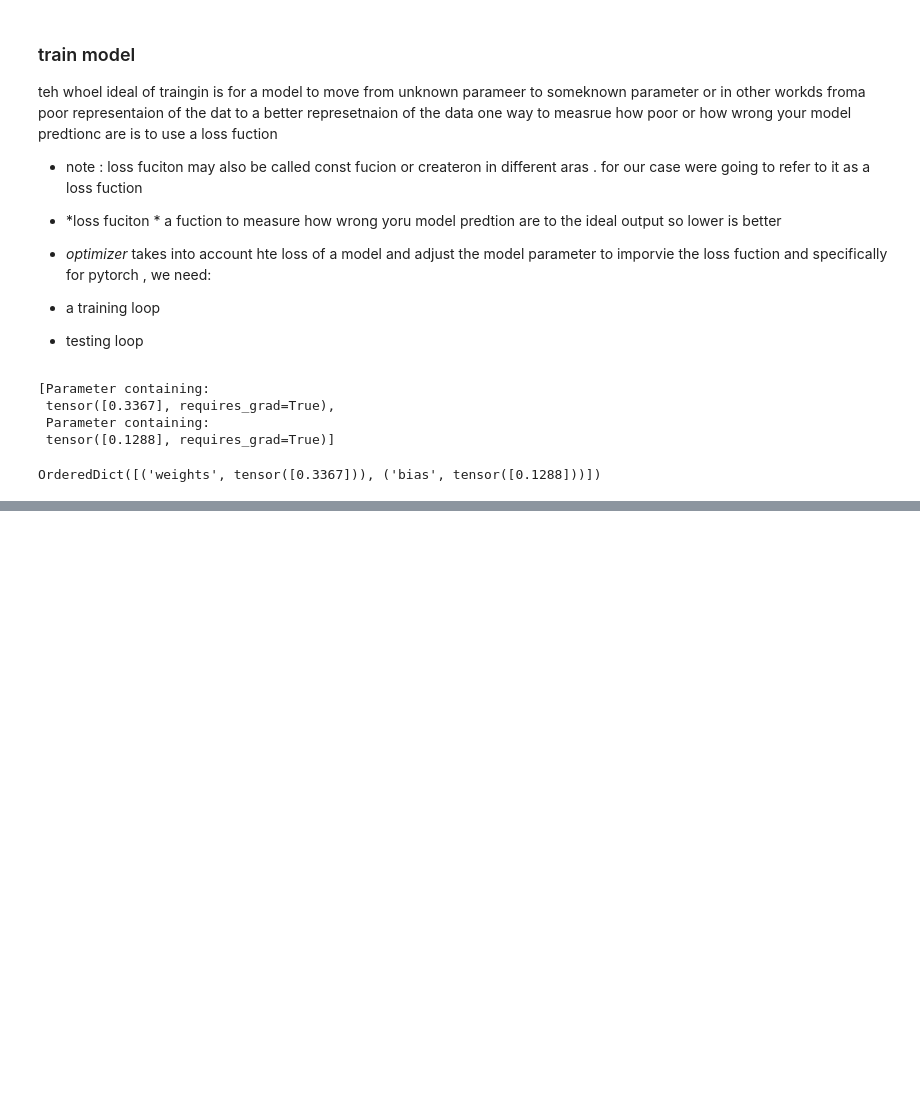
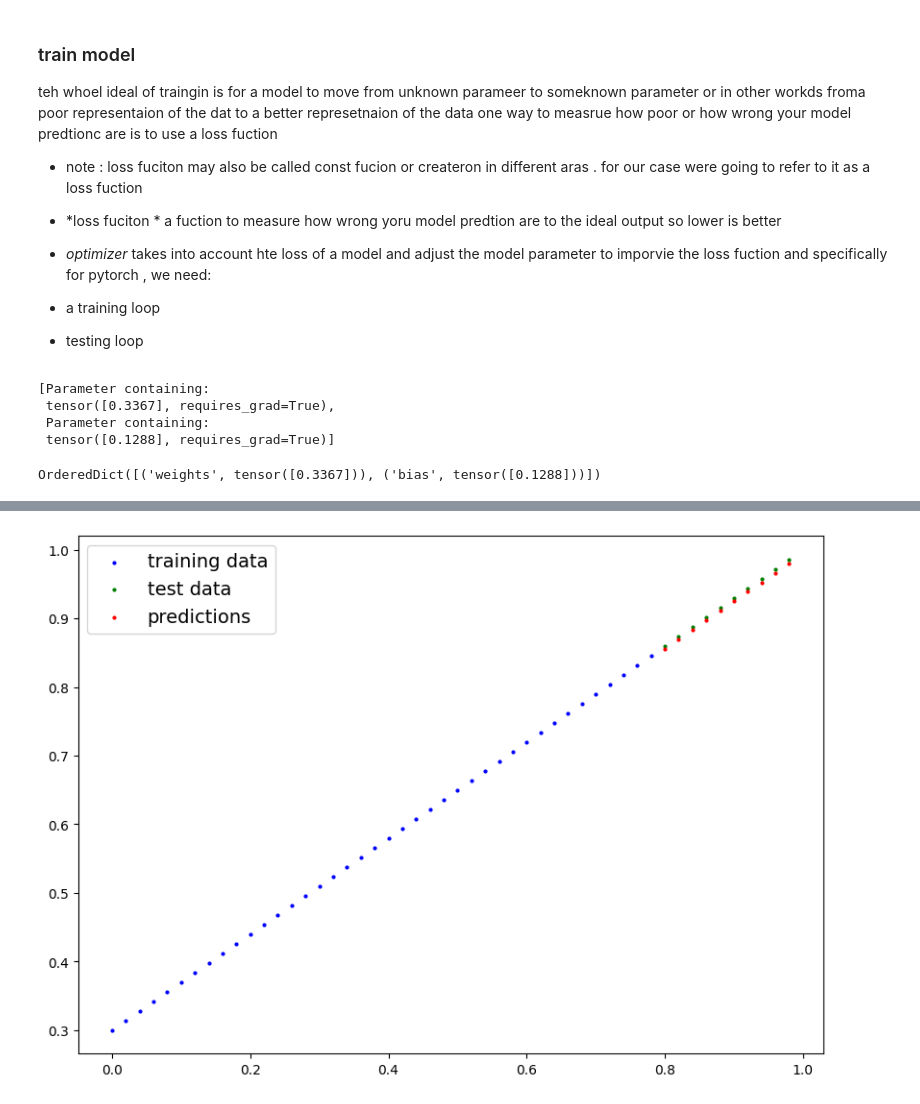
Before and after one commit to lewisnjue/AI, a Jupyter notebook: pytorch_workflow.ipynb, the cells around one changed output, grey strips where cells are left out. Drawn from its saved outputs; the diff is of its cells as text; code cells hidden in the pictures; blank space fills up the shorter version.

```diff
--- a/pytorch_workflow.ipynb
+++ b/pytorch_workflow.ipynb
@@ -258,0 +261,8 @@ OrderedDict([('weights', tensor([0.3367])), ('bias', tensor([0.1288]))])
+# %%
+# setup a loss fuction
+loss_fn = nn.L1Loss()
+
+# set up an optimizer
+
+optimizer = torch.optim.SGD(params=model_0.parameters(),
+                            lr=0.01) # lr = learning rate the most imporatant hyperparameter you can check
@@ -258,0 +362,25 @@ OrderedDict([('weights', tensor([0.3367])), ('bias', tensor([0.1288]))])
+# %%
+# an epch is one loop throuth the data ...( this is a hyperparemeter because weve set it ourself)
+## Training
+epochs = 100000
+## loop throuth the data
+for epoch in range(epochs):
+  # set the model to triaign mode
+    model_0.train() # train set allparamter require gradient
+    # Forward pass
+    y_pred = model_0(X_train)
+    # calculate the loss
+    loss = loss_fn(y_pred, y_train)
+    #print("loss",loss)
+    # optimzer zero grad
+    optimizer.zero_grad()
+    # loss backward
+    loss.backward()
+    # optimizer step
+    optimizer.step() # bt defaht how th optimzer changes iwll accumualte thourgh the loop so we have to zer them above ...
+    ## testing
+model_0.eval() # turns off gradient tracking
+
+# print out model state_dict()
+
+print(model_0.state_dict())
@@ -258,0 +393,8 @@ OrderedDict([('weights', tensor([0.3367])), ('bias', tensor([0.1288]))])
+# %%
+# lets now make some prediction
+
+with torch.inference_mode():
+    y_preds = model_0(X_test)
+    y_preds
+
+y_preds
@@ -258,0 +412,6 @@ OrderedDict([('weights', tensor([0.3367])), ('bias', tensor([0.1288]))])
+# %%
+# prot preditions
+
+plot_predictions(predictions=y_preds) # now that is wonderful it has learned
+# %% [output]
+[figure, added]
```
Also changed, not shown: parts of 6 cells of this notebook.
